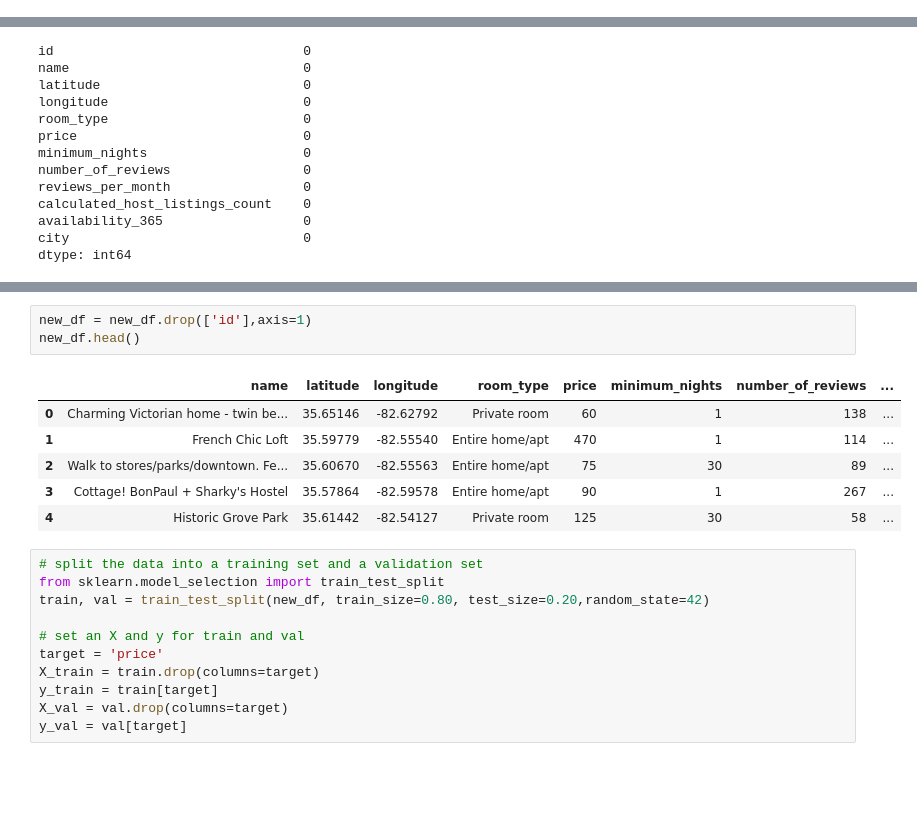
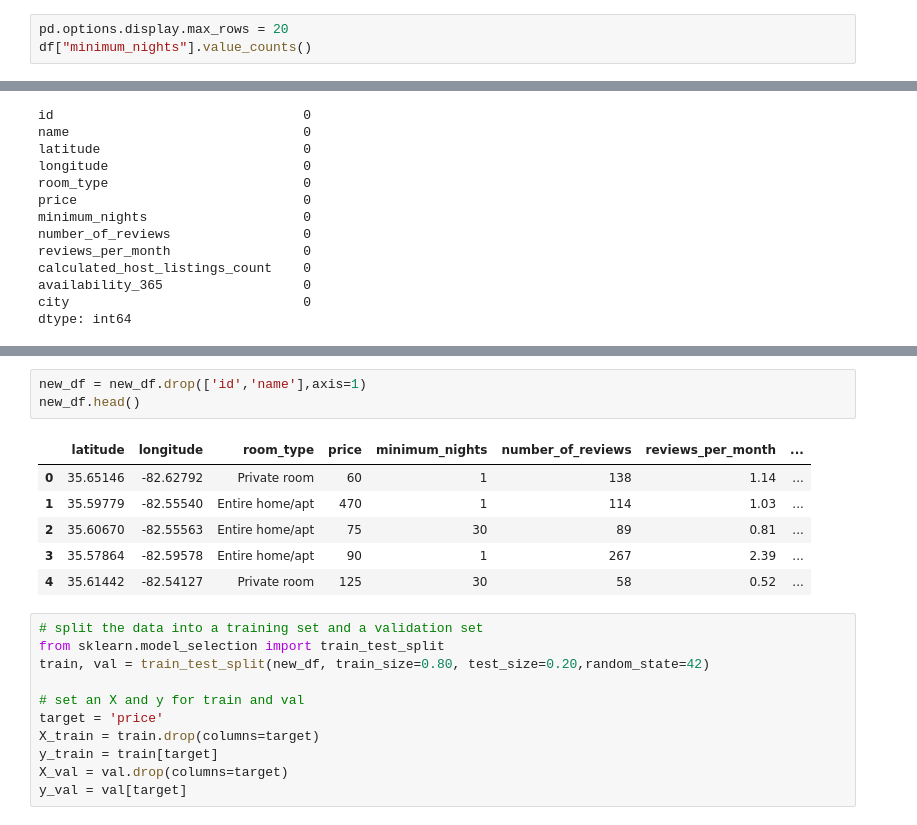
Before and after one commit to BloomTech-Labs/LabsPT13-Resfeber-A-DS, a Jupyter notebook: notebooks/airB&B.ipynb, the cells around one changed output, grey strips where cells are left out. Saved outputs shown, nothing was run; the diff lists cells and outputs as text; blank space fills up the shorter version.

Commit message:
Changed cleaning of data to not include the name column

```diff
--- a/notebooks/airB&B.ipynb
+++ b/notebooks/airB&B.ipynb
@@ -151,0 +142,3 @@ Name: neighbourhood_group, dtype: int64
+# %%
+pd.options.display.max_rows = 20
+df["minimum_nights"].value_counts()
@@ -228,15 +234,15 @@ new_df.head()
 | 3 | 155305 | Cottage! BonPaul + Sharky's Hostel | 35.57864 | -82.59578 | Entire home/apt | 90 | 1 | 267 | ... |
 | 4 | 160594 | Historic Grove Park | 35.61442 | -82.54127 | Private room | 125 | 30 | 58 | ... |
 # %%
-new_df = new_df.drop(['id'],axis=1)
+new_df = new_df.drop(['id','name'],axis=1)
 new_df.head()
 # %% [output]
-|  | name | latitude | longitude | room_type | price | minimum_nights | number_of_reviews | ... |
-| 0 | Charming Victorian home - twin be... | 35.65146 | -82.62792 | Private room | 60 | 1 | 138 | ... |
-| 1 | French Chic Loft | 35.59779 | -82.55540 | Entire home/apt | 470 | 1 | 114 | ... |
-| 2 | Walk to stores/parks/downtown. Fe... | 35.60670 | -82.55563 | Entire home/apt | 75 | 30 | 89 | ... |
-| 3 | Cottage! BonPaul + Sharky's Hostel | 35.57864 | -82.59578 | Entire home/apt | 90 | 1 | 267 | ... |
-| 4 | Historic Grove Park | 35.61442 | -82.54127 | Private room | 125 | 30 | 58 | ... |
+|  | latitude | longitude | room_type | price | minimum_nights | number_of_reviews | reviews_per_month | ... |
+| 0 | 35.65146 | -82.62792 | Private room | 60 | 1 | 138 | 1.14 | ... |
+| 1 | 35.59779 | -82.55540 | Entire home/apt | 470 | 1 | 114 | 1.03 | ... |
+| 2 | 35.60670 | -82.55563 | Entire home/apt | 75 | 30 | 89 | 0.81 | ... |
+| 3 | 35.57864 | -82.59578 | Entire home/apt | 90 | 1 | 267 | 2.39 | ... |
+| 4 | 35.61442 | -82.54127 | Private room | 125 | 30 | 58 | 0.52 | ... |
 # %%
 # split the data into a training set and a validation set
 from sklearn.model_selection import train_test_split
```
Also changed, not shown: parts of 12 cells of this notebook.
